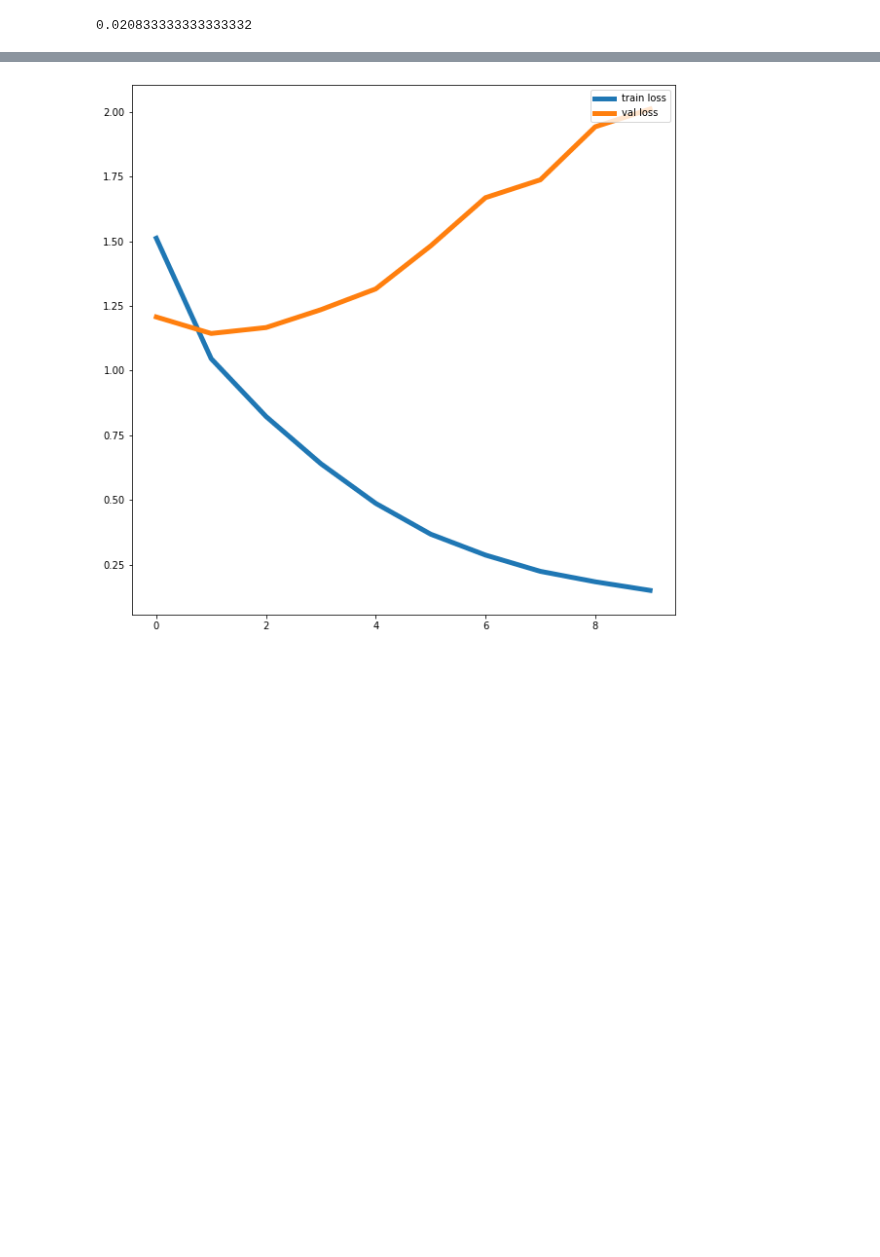
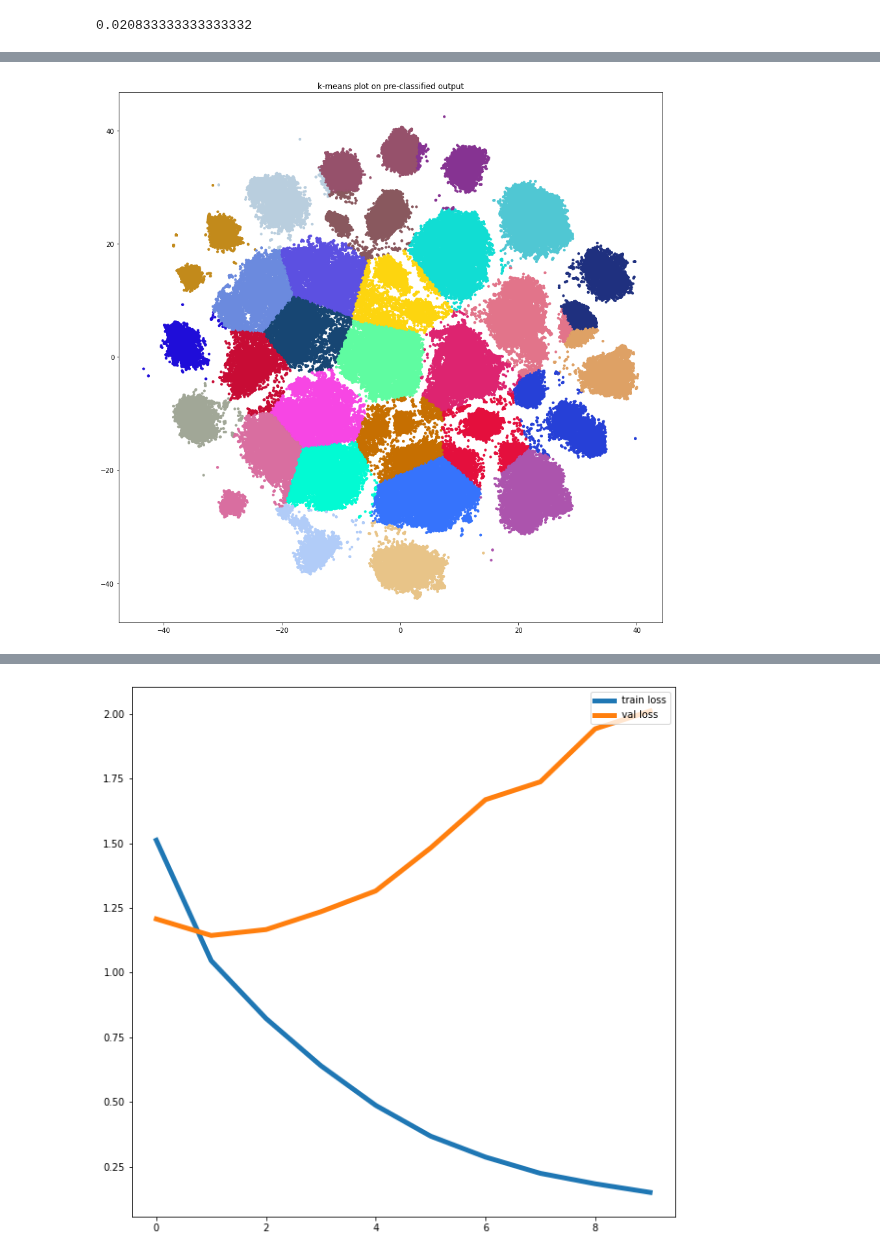
Before and after one commit to Siddhant-Ray/Attentive-neural-networks-for-news-classification, a Jupyter notebook: training-workspace_bert4.ipynb, the cells around one changed output, grey strips where cells are left out. Drawn from its saved outputs; the diff is of its cells as text; code cells hidden in the pictures; blank space fills up the shorter version.

```diff
--- a/training-workspace_bert4.ipynb
+++ b/training-workspace_bert4.ipynb
@@ -506,51 +819,21 @@ F1 raw score for epoch = 10 is [0.60978148 0.73353194 0.61212564 0.54131054 0.82
 # %%
-'''
-f1_score_macro = []
-f1_score_raw = []
+from sklearn.cluster import KMeans
 
+kmeans = KMeans(29, random_state=0)
+c_labels = kmeans.fit(X_embedded).predict(X_embedded)
 
-pred_temp = 0
-true_temp = 0
-y_true = []
-y_pred = []
-epoch = 10
+folder = "newBERT_tSNE_figs"
+FILE = "clustered_kMeans.png"
 
-all_actual_targets = []
-all_top_three_preds = []
+path_save = os.path.join(path, folder)
+path_save = os.path.join(path_save, FILE)
 
-model.eval()
+fig = plt.figure(figsize=(15,15))
+plt.scatter(X_embedded[:, 0], X_embedded[:, 1], 10, c=c_labels, cmap=cmap)
+plt.title("k-means plot on pre-classified output")
+#file_name = path_save
 
-for batch in val_loader:
-    input_ids = batch['input_ids'].to(device)
-    attention_mask = batch['attention_mask'].to(device)
-    labels = batch['labels'].to(device)
-
-    outputs = model(input_ids, attention_mask=attention_mask)
-    loss = F.cross_entropy(outputs.logits, labels, class_weights)
-    running_loss += loss.item()
-
-    #Top three predictions for MRR calculation
-    values, indices = torch.topk(outputs.logits , 3)
-
-    top_three_preds = indices.cpu().detach().numpy()
-    actual_targets = labels.cpu().detach().numpy()
-
-    for item1 in top_three_preds:
-        all_top_three_preds.append(item1)
-
-    for item2 in actual_targets:
-        all_actual_targets.append(item2)
-
-    accuracy = (outputs.logits.argmax(-1) == labels).float().sum()
-    running_acc += accuracy.item()
-
-    #predictions for f1 score
-    pred_temp = outputs.logits.argmax(-1).cpu().detach().numpy()
-    true_temp = labels.cpu().detach().numpy()
-
-
-    for item in pred_temp:
-        y_pred.append(item)
-
-    for item in true_temp:
-        y_true.append(item)'''
+#plt.savefig(file_name)
+plt.show()
+# %% [output]
+[figure, added]
```
Also changed, not shown: parts of 21 cells of this notebook, 29 other files.
